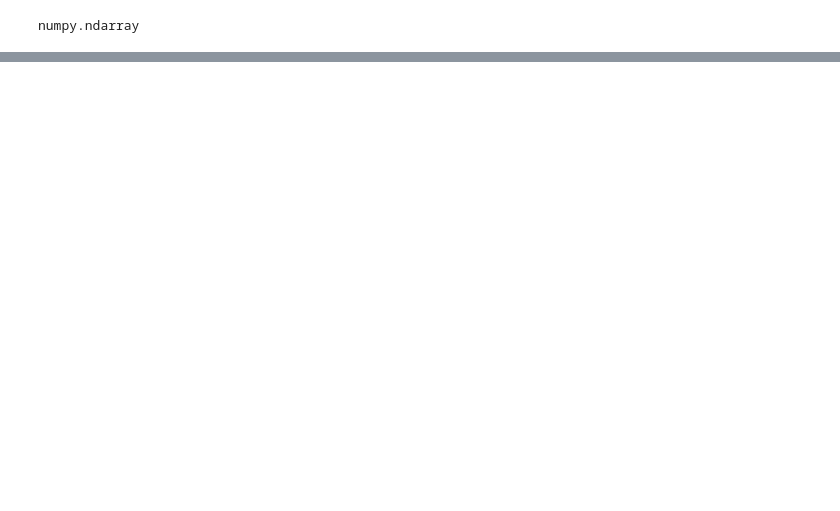
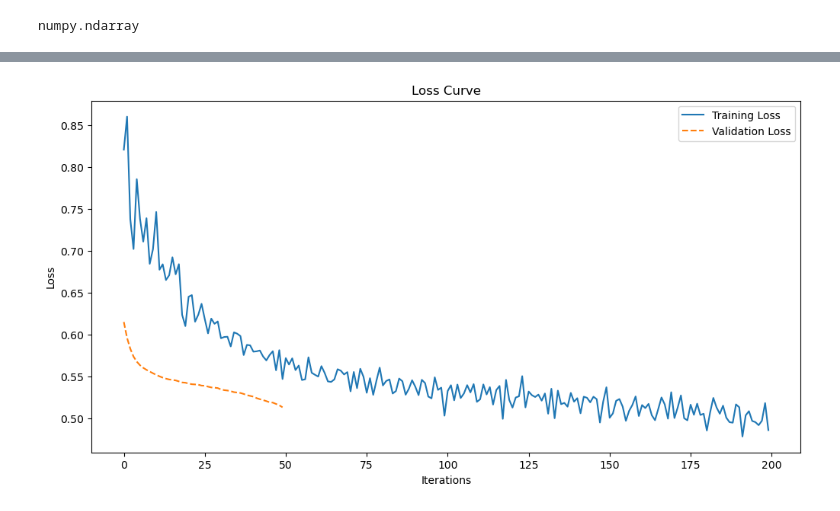
Before and after one commit to m0saan/42B2C-Cursus, a Jupyter notebook: mlp/draft.ipynb, the cells around one changed output, grey strips where cells are left out. Drawn from its saved outputs; the diff is of its cells as text; code cells hidden in the pictures; blank space fills up the shorter version.

```diff
--- a/mlp/draft.ipynb
+++ b/mlp/draft.ipynb
@@ -79,10 +42,10 @@ type(X_tr), y_tr[:10]
 class NeuralNetwork(nn.Module):
     def __init__(self, input_shape, output_shape):
         super(NeuralNetwork, self).__init__()
-        self.dense1 = nn.Linear(in_features=input_shape, out_features=24)
-        self.dense2 = nn.Linear(24, 24)
-        self.dense3 = nn.Linear(24, 24)
-        self.dense4 = nn.Linear(24, output_shape)
+        self.dense1 = nn.Linear(in_features=input_shape, out_features=100)
+        self.dense2 = nn.Linear(100, 50)
+        self.dense3 = nn.Linear(50, 25)
+        self.dense4 = nn.Linear(25, output_shape)
         self.relu = nn.ReLU()
         self.softmax = nn.Softmax()
 
@@ -96,7 +59,7 @@ class NeuralNetwork(nn.Module):
 
 # Create the neural network
 input_shape = X_tr.shape[1]  # Replace with the actual input shape
-output_shape = 10  # Replace with the actual output shape
+output_shape = 2  # Replace with the actual output shape
 
 network = NeuralNetwork(input_shape, output_shape)
 network
@@ -126,9 +89,9 @@ tr_ds = MyDataset(X_tr, y_tr)
 val_ds = MyDataset(X_val, y_val)
 
 # Creating the data loader
-batch_size = 10
-tr_dl = DataLoader(tr_ds, batch_size=batch_size, shuffle=True)
-val_dl = DataLoader(val_ds, batch_size=64, shuffle=False)
+bs = 128
+tr_dl = DataLoader(tr_ds, batch_size=bs, shuffle=True)
+val_dl = DataLoader(val_ds, batch_size=bs, shuffle=False)
 # %%
 xb, yb = next(iter(tr_dl))
 xb.shape, yb
@@ -230,0 +222,11 @@ epoch 05/05 - loss: 0.3114 - acc: 0.8839 - val_loss: 0.3966 - val_acc: 0.8600
+# %%
+plt.figure(figsize=(12, 6))
+plt.plot(recorder['tr_loss'], label='Training Loss')
+plt.plot(recorder['val_loss'], label='Validation Loss', linestyle='--')
+plt.xlabel('Iterations')
+plt.ylabel('Loss')
+plt.legend()
+plt.title('Loss Curve')
+plt.show()
+# %% [output]
+[figure, added]
```
Also changed, not shown: parts of 17 cells of this notebook.
